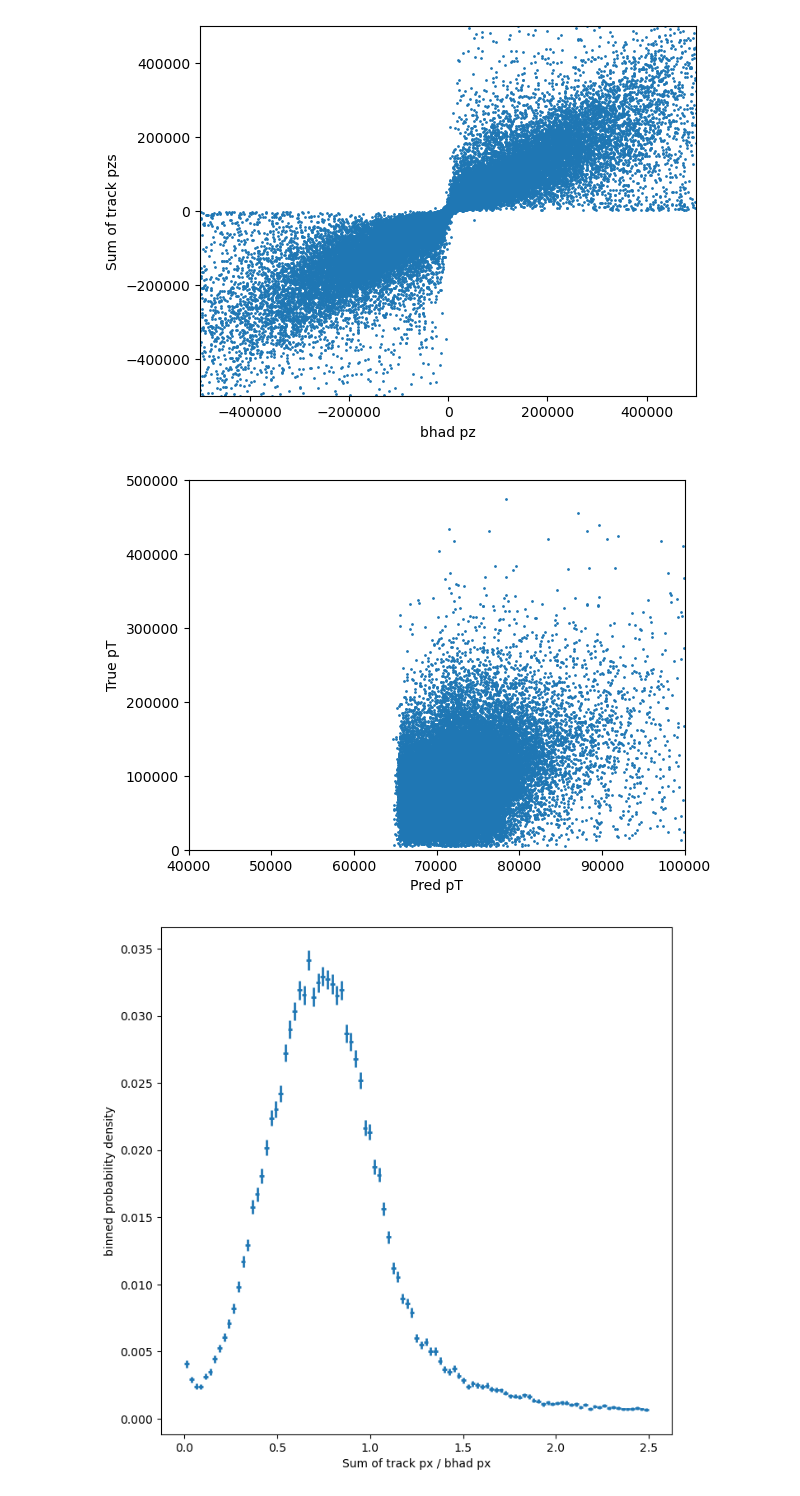
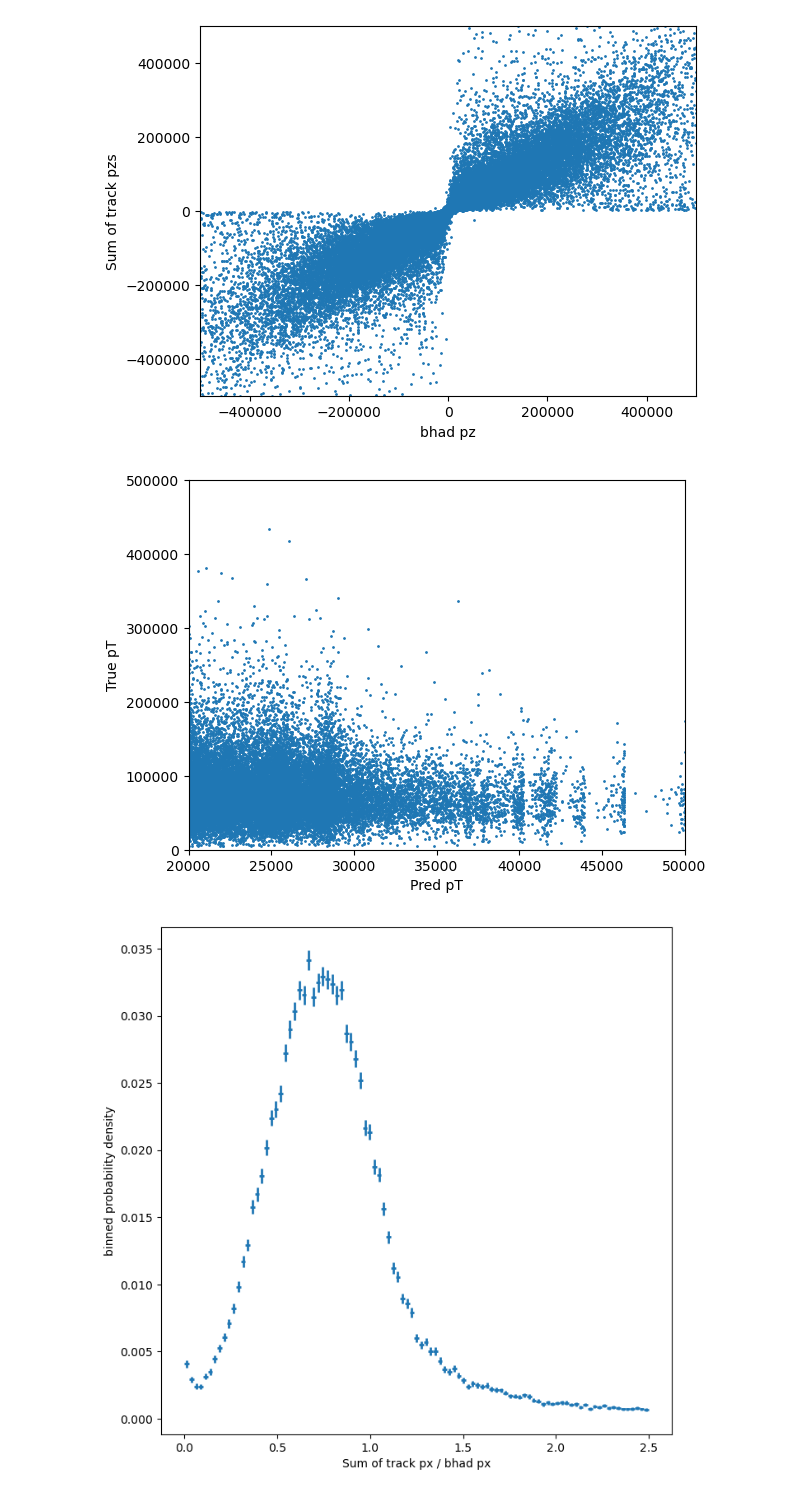
Before and after one commit to JJBarnes/JoshProject, a Jupyter notebook: Load_Model.ipynb, the cells around one changed output. Drawn from its saved outputs; the diff is of its cells as text; code cells hidden in the pictures.

Commit message:
15k Epoch Run, edits made to saving for ease of organisation

```diff
--- a/Load_Model.ipynb
+++ b/Load_Model.ipynb
@@ -76,7 +76,7 @@ tracklayers = [ 32 , 32 , 32 , 32 , 32 ]
 jetlayers = [ 64 , 64 , 64 , 64 , 64 ]
 trackfeatures =["AnalysisTracks_pt","AnalysisTracks_eta","AnalysisTracks_phi", "AnalysisTracks_z0sinTheta", "AnalysisTracks_d0sig", "AnalysisTracks_d0", "AnalysisTracks_d0sigPV", "AnalysisTracks_d0PV"]
 model = buildModel([len(trackfeatures)] + tracklayers, jetlayers, 2)
-model.load_weights("/home/physics/phuspv/.ssh/Project/Model Weights 10k epochs.h5")
+model.load_weights("/home/physics/phuspv/.ssh/Project/Weights/15k Epochs.ckpt")
 
 matchedtracks = matchedtracks.to_numpy()
 
@@ -245,13 +239,13 @@ plt.show()
 # %%
 
 plt.scatter(pred[:,0], bhads[:,0], s=1)
 plt.xlabel('Pred pT')
 plt.ylabel('True pT')
-plt.xlim([40000, 100000])
+plt.xlim([20000, 50000])
 plt.ylim(0,500000)
 plt.show()
 # %% [output]
-[figure, old version]
+[figure, new version]
 # %%
 #Plotting proportion of bhad px detected in tracks
 fig = binneddensity(pxprop, fixedbinning(0,2.5,100) ,xlabel = 'Sum of track px / bhad px')
```
Also changed, not shown: parts of 16 cells of this notebook, 1 other file.
